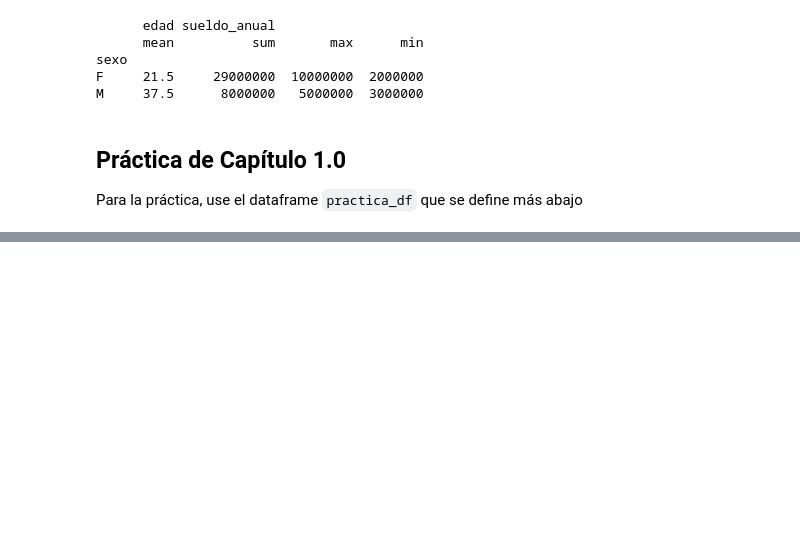
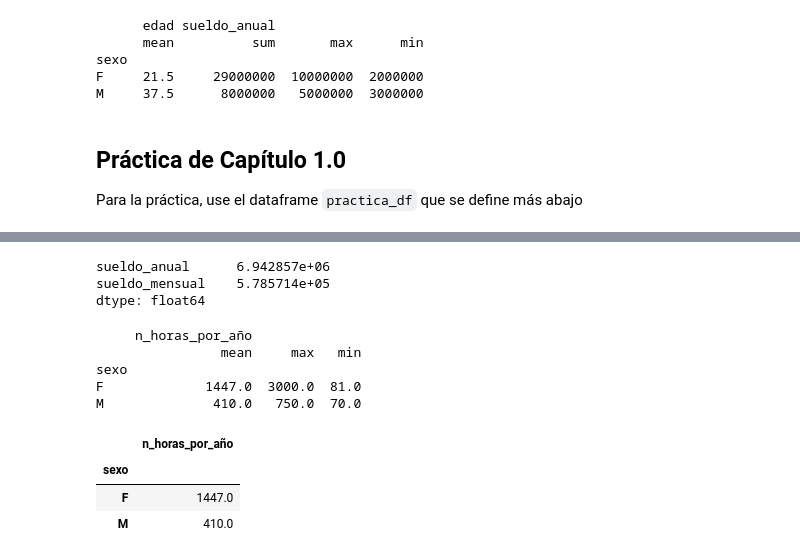
Before and after one commit to SimonGsponer/Introduciendo_Python_Para_Ciencias_Sociales, a Jupyter notebook: Analysis_de_Datos_Para_Ciencias_Sociales_Clase_1.ipynb, the cells around one changed output, grey strips where cells are left out. Cells and saved outputs as stored; diff of their text form; code cells hidden in the pictures; blank space fills up the shorter version.

```diff
--- a/Analysis_de_Datos_Para_Ciencias_Sociales_Clase_1.ipynb
+++ b/Analysis_de_Datos_Para_Ciencias_Sociales_Clase_1.ipynb
@@ -324,2 +226,18 @@ salario_columnas = [col for col in df.columns if "salar" in col]
+# %%
+# 1.1 Cree una columna nueva que contiene el salario anual con el nombre `salario_anual`.
+# Truco: acuérdese de las operaciones matemáticas básicas
+
+practica_df['sueldo_anual'] = practica_df['sueldo_mensual'] * 12
+# %%
+# 1.2 Cree una columna nueva que contiene el edad de las personas encuestadas.
+# Supongamos que estos datos hayan sido coleccionado en el año 2022.
+
+practica_df['edad'] = 2022 - practica_df['fecha_de_nacimiento']
+# %%
+# 1.3 El conjuncto de datos lleva la información del total de los dias que las personas trabajan
+# por año y el número de horas que trabajan en promedio. Use esta información para calcular el número de horas
+# que trabajan en total por año.
+
+practica_df['n_horas_por_año'] = practica_df['n_dias_de_trabajo_anual'] * practica_df['n_horas_por_dia']
 # %%
 # %% [output]
@@ -405,0 +245,34 @@ agg_df = (
+# %%
+# 1.4 Calcule el sueldo promedio de las personas en el conjunto de datos
+
+agg_df = (
+    practica_df
+    .agg(
+          {
+            'sueldo_anual': 'mean',
+            'sueldo_mensual': 'mean'
+           }
+         )
+    ) # usamos 'groupby' para obtener las mismas agregaciones para chicos también
+
+print(agg_df)
+# %% [output]
+sueldo_anual      6.942857e+06
+sueldo_mensual    5.785714e+05
+dtype: float64
+# %%
+# 1.5 Use el promedio sueldo para remplazar las observaciones que faltan (los np.NaN).
+# Hágalo para las dos columnas conteniendo información del sueldo
+
+promedio_sueldo_mensual = practica_df['sueldo_mensual'].mean()
+promedio_sueldo_anual = practica_df['sueldo_anual'].mean()
+
+practica_df['sueldo_mensual'].fillna(
+    value=promedio_sueldo_mensual,
+    inplace=True
+)
+
+practica_df['sueldo_anual'] = practica_df['sueldo_anual'].fillna(
+    value=promedio_sueldo_anual,
+    inplace=False
+)
@@ -405,0 +281,28 @@ agg_df = (
+# %%
+# 1.7 ¿En promedio cuántas horas trabajan los hombres y las muyeres encuestados por año?
+# Calcule los dos promedios.
+
+agg_df = (
+    practica_df
+    .groupby('sexo')
+    .agg(
+          {
+            'n_horas_por_año': ['mean', 'max', 'min'],
+           }
+         )
+    ) # usamos 'groupby' para obtener las mismas agregaciones para chicos también
+
+print(agg_df)
+# %% [output]
+     n_horas_por_año
+                mean     max   min
+sexo
+F             1447.0  3000.0  81.0
+M              410.0   750.0  70.0
+# %%
+practica_df.loc[:, ['sexo', 'n_horas_por_año']].groupby('sexo').mean()
+# %% [output]
+|  | n_horas_por_año |
+| sexo |  |
+| F | 1447.0 |
+| M | 410.0 |
```
Also changed, not shown: parts of 112 cells of this notebook.
